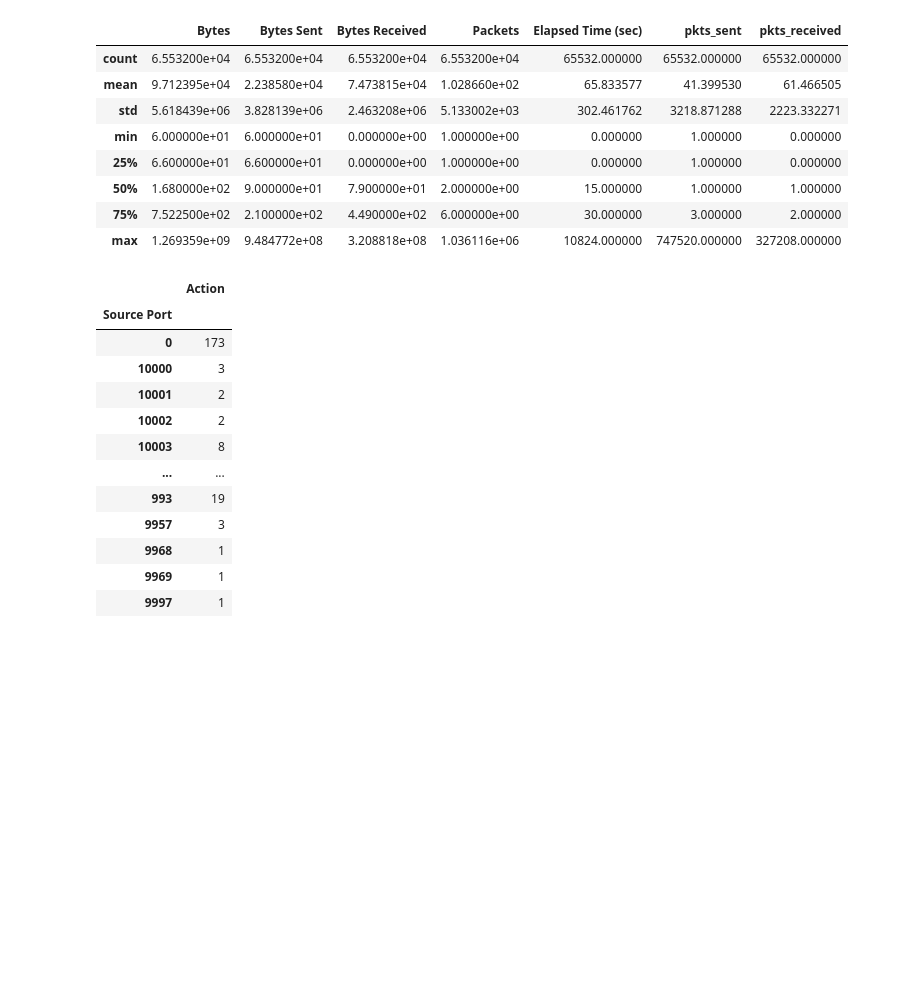
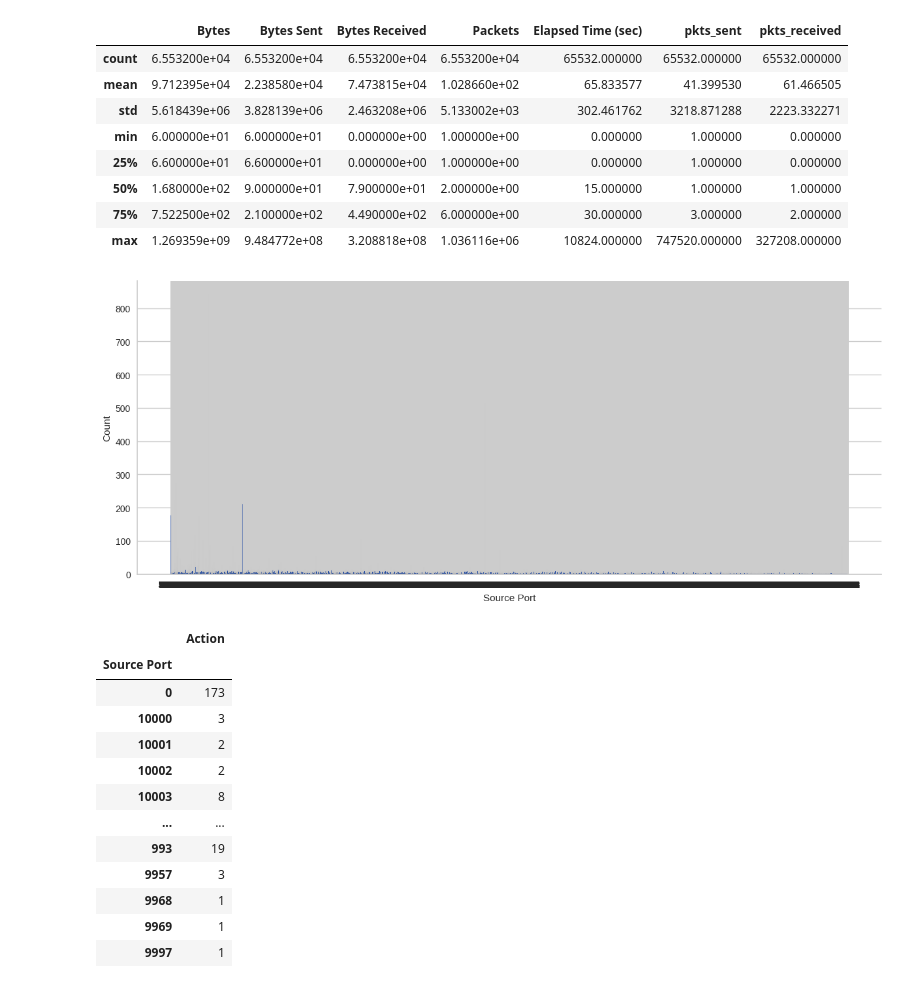
Before and after one commit to KendallScott/QTW, a Jupyter notebook: Case Study 5/Case_Study_5.ipynb, the cells around one changed output. Drawn from its saved outputs; the diff is of its cells as text; code cells hidden in the pictures; blank space fills up the shorter version.

```diff
--- a/Case Study 5/Case_Study_5.ipynb
+++ b/Case Study 5/Case_Study_5.ipynb
@@ -88,6 +88,14 @@ df.describe()
 | 50% | 1.680000e+02 | 9.000000e+01 | 7.900000e+01 | 2.000000e+00 | 15.000000 | 1.000000 | 1.000000 |
 | 75% | 7.522500e+02 | 2.100000e+02 | 4.490000e+02 | 6.000000e+00 | 30.000000 | 3.000000 | 2.000000 |
 | max | 1.269359e+09 | 9.484772e+08 | 3.208818e+08 | 1.036116e+06 | 10824.000000 | 747520.000000 | 327208.000000 |
+# %%
+sns.displot(df['Source Port'],
+            color = '#0033A0',
+            height = 5.27,
+            aspect = 12.27 / 5.27)
+plt.show()
+# %% [output]
+[figure, added]
 # %%
 df[['Source Port','Action']].groupby('Source Port').count()
 # %% [output]
```
Also changed, not shown: parts of 8 cells of this notebook.
